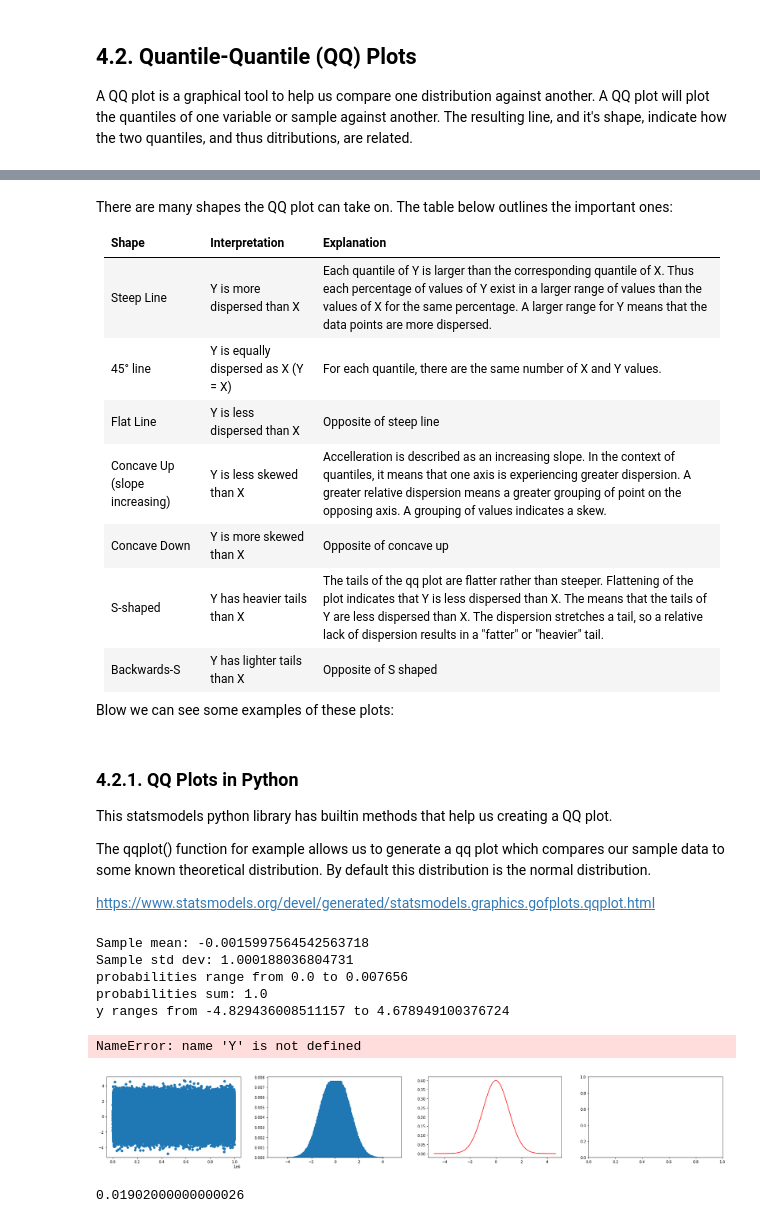
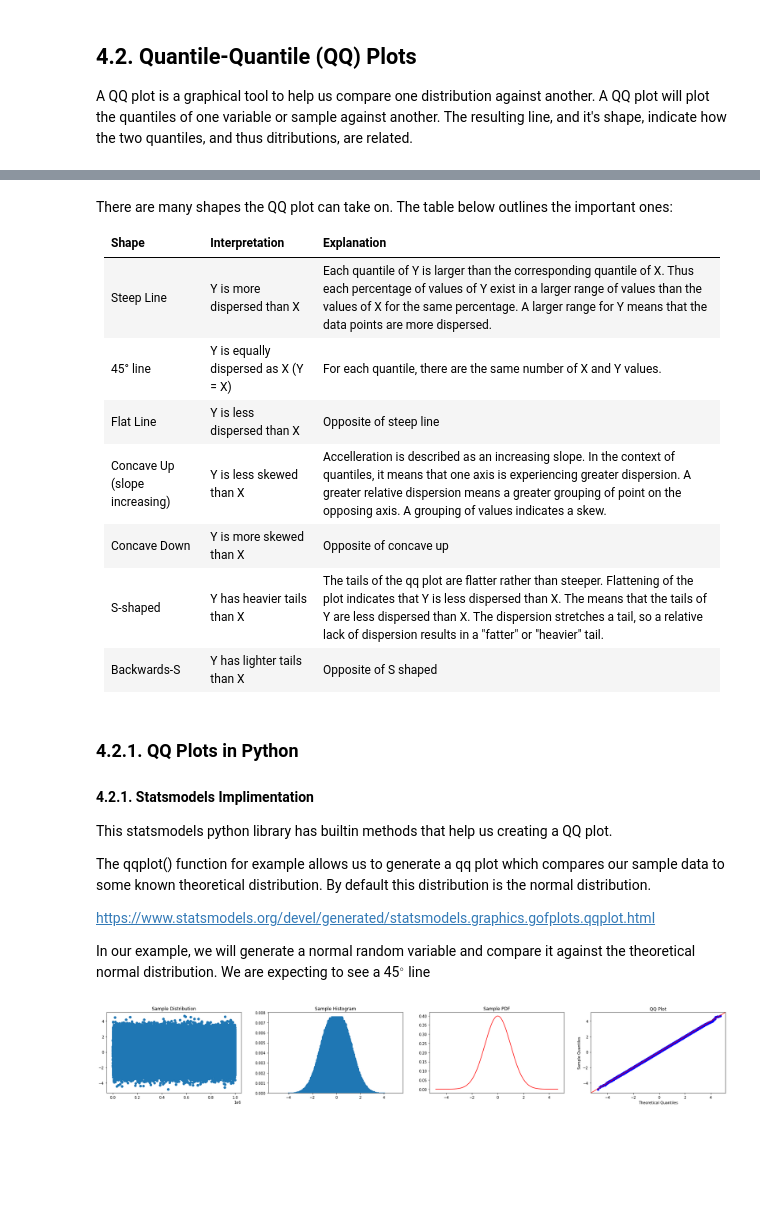
Before and after one commit to taylor-schneider/ml-training-jupyter-notebooks, a Jupyter notebook: Exploratory Data Analysis (EDA)/Quantiles.ipynb, the cells around one changed output, grey strips where cells are left out. Drawn from its saved outputs; the diff is of its cells as text; code cells hidden in the pictures; blank space fills up the shorter version.

```diff
--- a/Exploratory Data Analysis (EDA)/Quantiles.ipynb
+++ b/Exploratory Data Analysis (EDA)/Quantiles.ipynb
@@ -196,12 +197,13 @@ There are many shapes the QQ plot can take on. The table below outlines the impo
 		</tr>
 	</tbody>
 </table>
-
-Blow we can see some examples of these plots:
 # %% [markdown]
 ### 4.2.1. QQ Plots in Python
+#### 4.2.1. Statsmodels Implimentation
 This statsmodels python library has builtin methods that help us creating a QQ plot.
 
 The qqplot() function for example allows us to generate a qq plot which compares our sample data to some known theoretical distribution. By default this distribution is the normal distribution.
 
 https://www.statsmodels.org/devel/generated/statsmodels.graphics.gofplots.qqplot.html
+
+In our example, we will generate a normal random variable and compare it against the theoretical normal distribution. We are expecting to see a 45$^\circ$ line
@@ -214,63 +210,43 @@ from scipy.stats import norm
 # %%
-### Set the precision
-precision = 2
+import numpy
+import pandas
+import matplotlib.pyplot as pyplot
+import statsmodels.api as sm
+from scipy.stats import norm
 
 # Generate a random variable
 sample_size = 1000000
 numpy.random.seed(seed=42)
 x = numpy.arange(0,sample_size)
 y = numpy.random.normal(0, 1, sample_size)
-#y = numpy.round(y, precision)
-
-# Print the statistics for the data set
-print("Sample mean: {0}".format(y.mean()))
-print("Sample std dev: {0}".format(y.std()))
-
-# Determine the number of posisble values within this discretization
-#y_min = y.min()
-#y_max = y.max()
-#y_range = y_max - y_min
-#possible_values = int(y_range / 10 ** - precision)
-#print("possible values: {0}".format(possible_values))
 
 # Generate a histogram information for the variable (see the histogram notebook)
 bins = 500
 counts, bin_edges = numpy.histogram(y, bins=bins)
 
 # Calculate the probabilities of each bin
-
 bin_witdth = numpy.diff(bin_edges, 1)[0]
 bin_units = bin_witdth * 10 ** - precision
 bin_midpoints = bin_edges[:-1] + (bin_witdth / 2)
 probabilities = counts / sum(counts * bin_witdth)
 probabilities = counts / sample_size
 
-print("probabilities range from {0} to {1}".format(min(probabilities), max(probabilities)))
-print("probabilities sum: {0}".format(probabilities.sum()))
-
 # Generate information about our distribution
-print("y ranges from {0} to {1}".format(min(y), max(y)))
 y_sort = numpy.sort(y, axis=-1, kind='quicksort', order=None)
 norm_pdf = norm(0,1).pdf(y_sort)
 
 # Create our plot objects
 fig, (ax1, ax2, ax3, ax4) = pyplot.subplots(nrows=1, ncols=4)
 fig.set_figwidth(30)
 
 # Graph the variable, the histogram, and the qq plot
 ax1.scatter(x, y)
+ax1.set_title("Sample Distribution")
 ax2.bar(bin_midpoints, probabilities)
+ax2.set_title("Sample Histogram")
 ax3.plot(y_sort, norm_pdf, color='red')
-fig = sm.qqplot(Y, line='45', ax=ax4)
+ax3.set_title("Sample PDF")
+sm.qqplot(y, line='45', ax=ax4)
+ax4.set_title("QQ Plot");
 # %% [output]
-Sample mean: -0.0015997564542563718
-Sample std dev: 1.000188036804731
-probabilities range from 0.0 to 0.007656
-probabilities sum: 1.0
-y ranges from -4.829436008511157 to 4.678949100376724
-NameError: name 'Y' is not defined
-[figure, old version]
+[figure, new version]
-# %%
-bin_witdth
-# %% [output]
-0.01902000000000026
```
Also changed, not shown: parts of 15 cells of this notebook.
